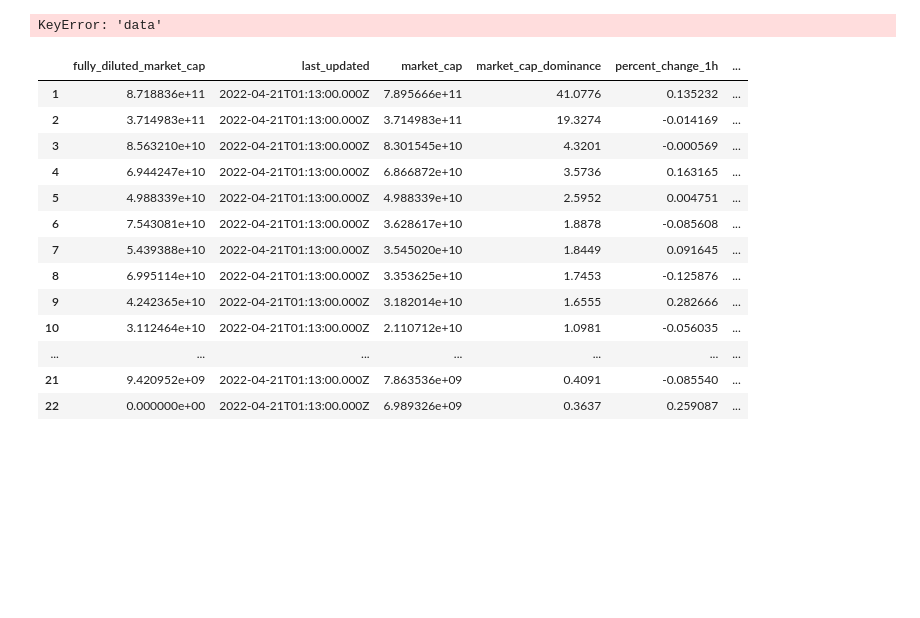
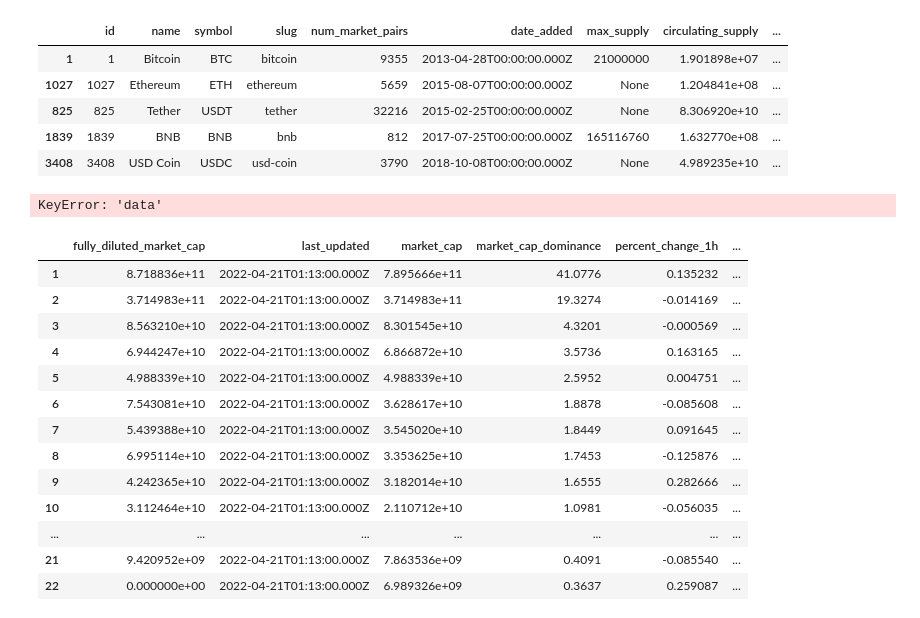
Before and after one commit to nradich/Coin_Experiment, a Jupyter notebook: coinquery.ipynb, the cells around one changed output. Cells and saved outputs as stored; diff of their text form; code cells hidden in the pictures; blank space fills up the shorter version.

Commit message:
Redoing order for cleaning DF

```diff
--- a/coinquery.ipynb
+++ b/coinquery.ipynb
@@ -29,4 +29,4 @@ refined_coin_list
 coin_ids = refined_coin_list.id.to_list()
 type(coin_ids)
 #getting 5 first ids to try in practice run
-nine_nine_ids_to_try = coin_ids[:50]
+five_ids_to_try = coin_ids[:5]
@@ -52,0 +85,2 @@ coin_ids
+# %%
+df = get_coin_info_reorder(five_ids_to_try, config.coin_api_key)
@@ -53,3 +168,15 @@ coin_ids
+# %%
+tags = df['tags'].apply(pd.Series)
+tags[0]
+trial_cleaning = pd.concat([df.drop(['tags'], axis= 1),tags[0]], axis= 1 )
+trial_cleaning
+# %% [output]
+|  | id | name | symbol | slug | num_market_pairs | date_added | max_supply | circulating_supply | ... |
+| 1 | 1 | Bitcoin | BTC | bitcoin | 9355 | 2013-04-28T00:00:00.000Z | 21000000 | 1.901898e+07 | ... |
+| 1027 | 1027 | Ethereum | ETH | ethereum | 5659 | 2015-08-07T00:00:00.000Z | None | 1.204841e+08 | ... |
+| 825 | 825 | Tether | USDT | tether | 32216 | 2015-02-25T00:00:00.000Z | None | 8.306920e+10 | ... |
+| 1839 | 1839 | BNB | BNB | bnb | 812 | 2017-07-25T00:00:00.000Z | 165116760 | 1.632770e+08 | ... |
+| 3408 | 3408 | USD Coin | USDC | usd-coin | 3790 | 2018-10-08T00:00:00.000Z | None | 4.989235e+10 | ... |
 # %%
 def get_coin_info(list_of_coins_, api_key):
     df = pd.DataFrame()
```
Also changed, not shown: parts of 11 cells of this notebook.
